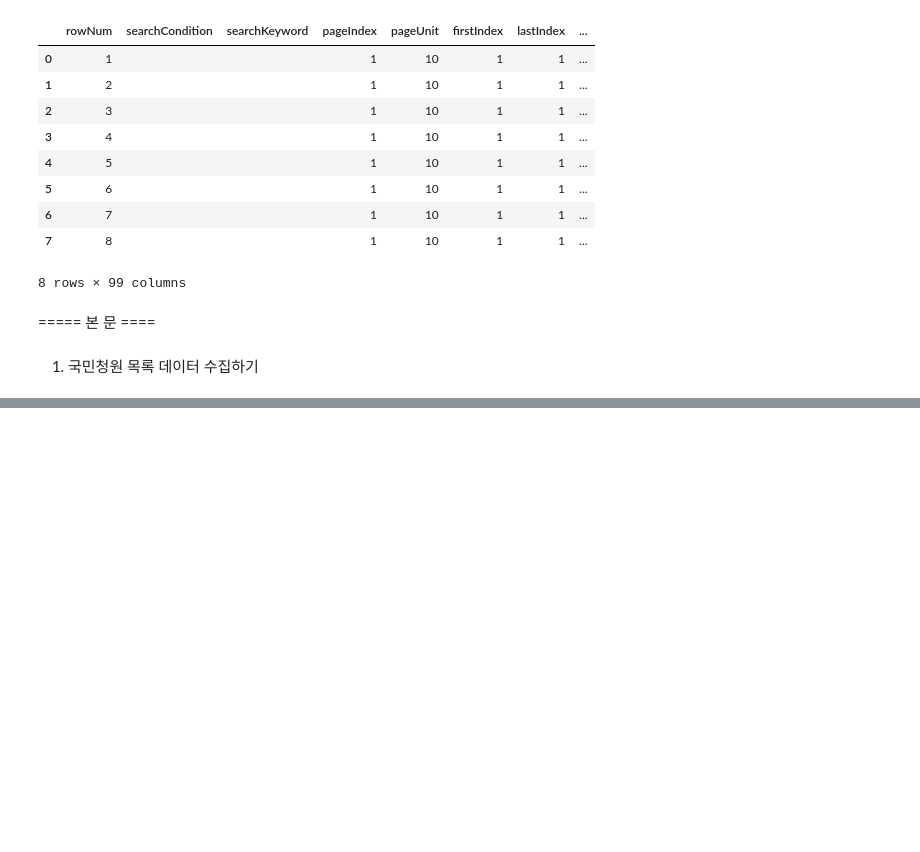
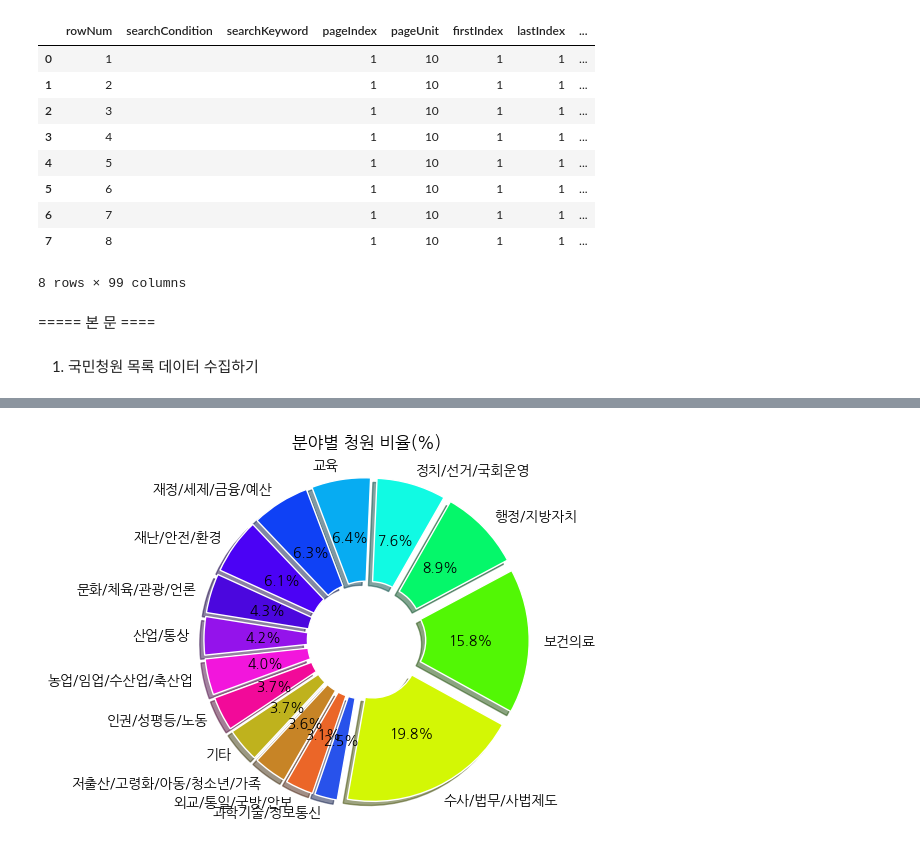
Before and after one commit to stonesteel0606/seaborn_tutorial, a Jupyter notebook: 국민청원_스크래핑.ipynb, the cells around one changed output, grey strips where cells are left out. Cells and saved outputs as stored; diff of their text form; code cells hidden in the pictures; blank space fills up the shorter version.

```diff
--- a/국민청원_스크래핑.ipynb
+++ b/국민청원_스크래핑.ipynb
@@ -172,0 +258,17 @@ get_all_page()
+# %%
+ratio =  [ a for a in df_field.loc[:, '비율(%)']]
+labels = df_field.index
+
+explode = [0.1 for _ in df_field['비율(%)'] ]
+colors = [ '#2852eb', '#eb6628', '#c78426', '#bfb21d',
+          '#f20a99', '#f216dc','#9413eb', '#4b07de','#4b02f5',
+          '#0f41f5','#07acf2', '#11fae3','#05f76a', '#52f705',
+          '#d3f705', '#f79e05','#eb6628', '#d90f48',]
+wedgeprops={'width': 0.7, 'edgecolor': 'w'}
+
+plt.pie(ratio, labels=labels, autopct='%.1f%%', startangle=260, counterclock=False, colors=colors,
+        shadow=True, explode=explode, wedgeprops=wedgeprops)
+plt.title('분야별 청원 비율(%)')
+plt.show()
+# %% [output]
+[figure, added]
```
Also changed, not shown: parts of 13 cells of this notebook.
